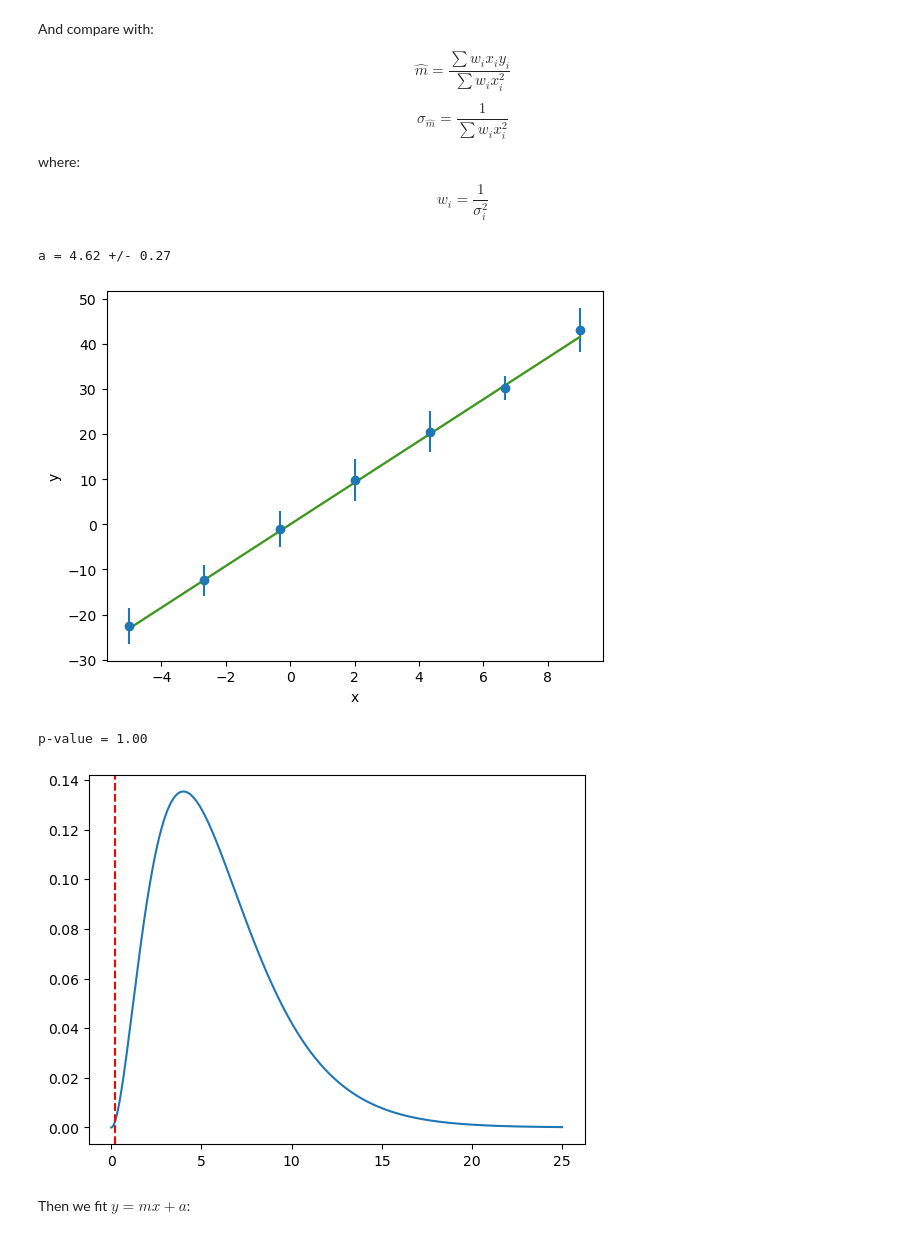
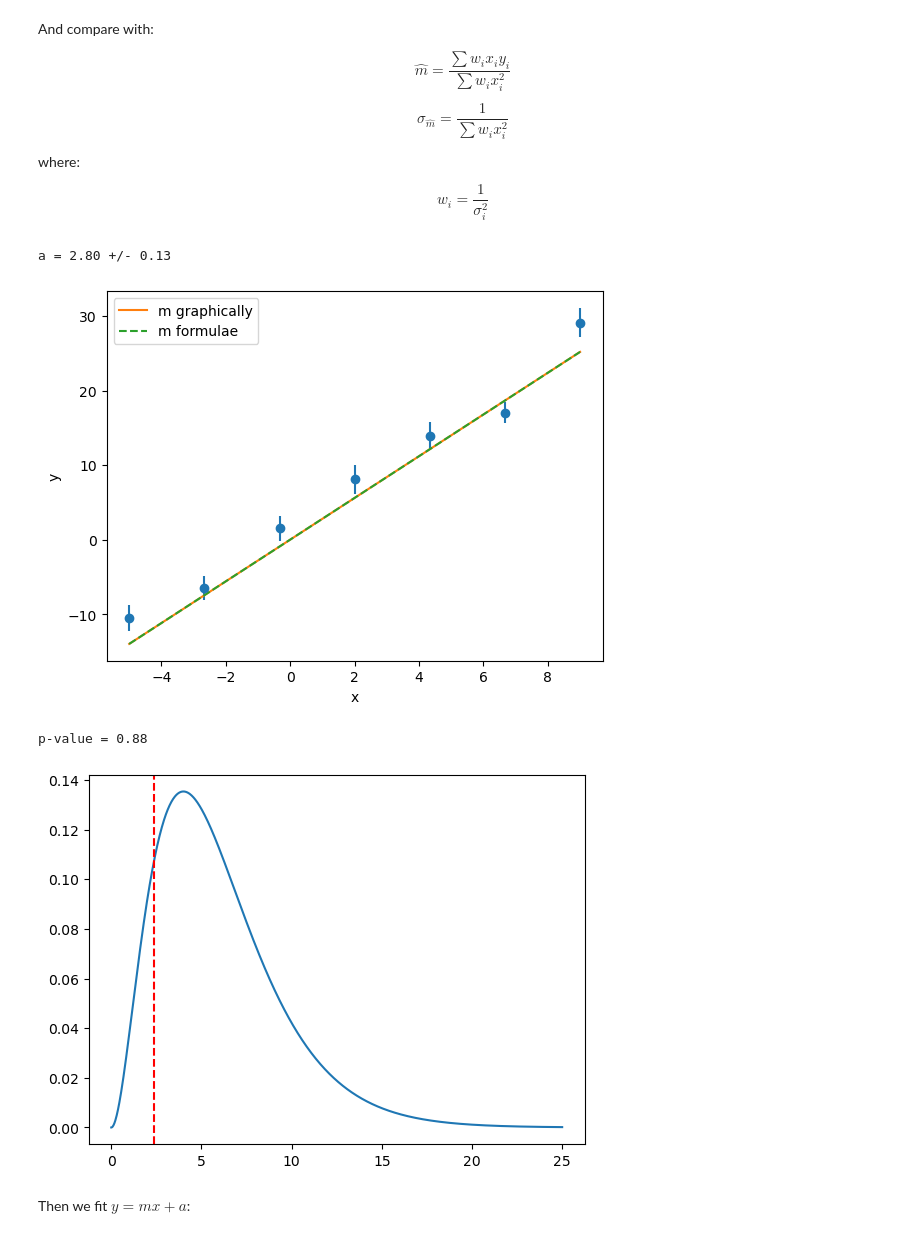
Before and after one commit to maxgalli/StatsStudies, a Jupyter notebook: ExercisesForCourse/Weekly/chi_square.ipynb, the cells around one changed output. Cells and saved outputs as stored; diff of their text form; code cells hidden in the pictures.

```diff
--- a/ExercisesForCourse/Weekly/chi_square.ipynb
+++ b/ExercisesForCourse/Weekly/chi_square.ipynb
@@ -10,14 +10,14 @@ np.random.seed(42)
 linear_func = lambda x, m, a: m * x + a
 nx = 7
 x = np.linspace(-5, 9, nx)
-m_true = 4.6
+m_true = 2.6
 a_true = 0.
 y_true = linear_func(x, m_true, a_true)
 y_dists = []
 for mu in y_true:
     # add random noise to the true values
-    mu = mu + np.random.normal(0, 1)
-    std = np.random.uniform(1, 5)
+    mu = mu + np.random.normal(1, 3)
+    std = np.random.uniform(1, 2)
     sample = np.random.normal(mu, std, size=10000)
     #plt.hist(sample, bins=50, density=True)
     #plt.show()
@@ -72,7 +72,7 @@ First we fit $y = mx$:
 def chisquare(x, y, yerr, m, a):
     return np.sum(((y - linear_func(x, m, a)) / yerr) ** 2)
 
-m_values = np.linspace(3, 6, 1000)
+m_values = np.linspace(2, 4, 1000)
 chi2_values_1d = np.array([chisquare(x, mus, stds, m, 0) for m in m_values])
 chi2_values_1d -= chi2_values_1d.min()
 
@@ -113,15 +113,16 @@ sigma_m_1d = 1 / np.sqrt(np.sum(x**2 / stds**2))
 
 print(f"a = {best_m_theory_1d:.2f} +/- {sigma_m_1d:.2f}")
 # %% [output]
-a = 4.62 +/- 0.27
+a = 2.80 +/- 0.13
 # %%
 plt.errorbar(x, mus, yerr=stds, fmt='o');
 plt.plot(x, linear_func(x, m_best_1d, 0), label='m graphically');
-plt.plot(x, linear_func(x, best_m_theory_1d, 0), label='m formulae');
+plt.plot(x, linear_func(x, best_m_theory_1d, 0), label='m formulae', linestyle='--');
+plt.legend();
 plt.xlabel('x');
 plt.ylabel('y');
 # %% [output]
-[figure, old version]
+[figure, new version]
 # %%
 chi_best_1d = chisquare(x, mus, stds, m_best_1d, 0)
 dof = len(x) - 1
@@ -131,12 +132,12 @@ x_chi = np.linspace(0, 25, 1000)
 pval = quad(frozen.pdf, chi_best_1d/dof, np.inf)[0]
 
 plt.plot(x_chi, frozen.pdf(x_chi));
-plt.axvline(chi_best_1d, color='red', linestyle='--');
+plt.axvline(chi_best_1d / dof, color='red', linestyle='--');
 
 print(f"p-value = {pval:.2f}")
 # %% [output]
-p-value = 1.00
+p-value = 0.88
-[figure, old version]
+[figure, new version]
 # %% [markdown]
 Then we fit $y = mx + a$:
 # %%
```
Also changed, not shown: parts of 7 cells of this notebook, 1 other file.
